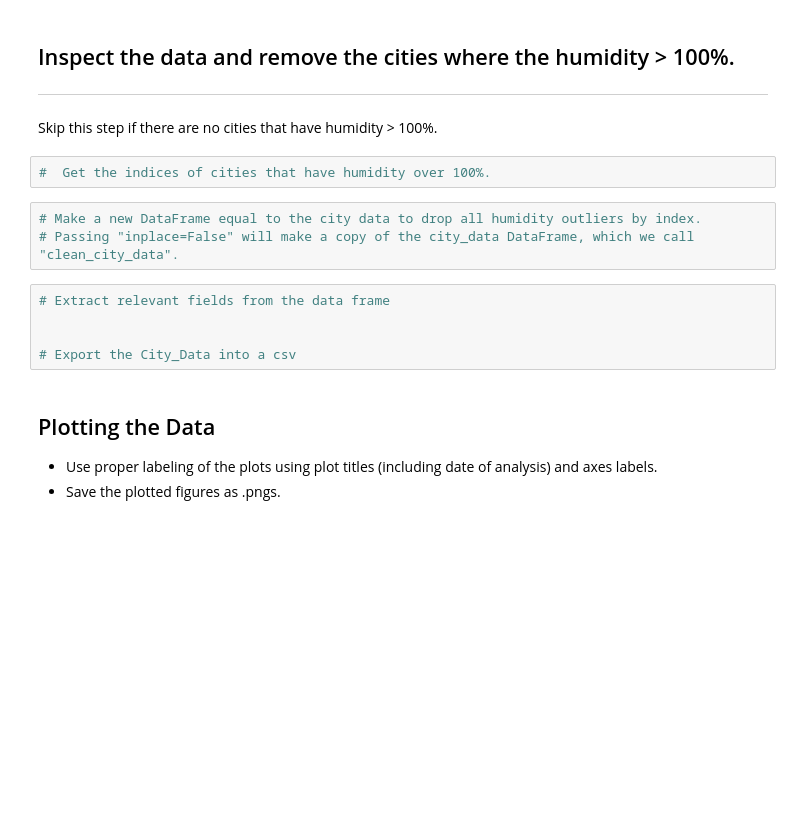
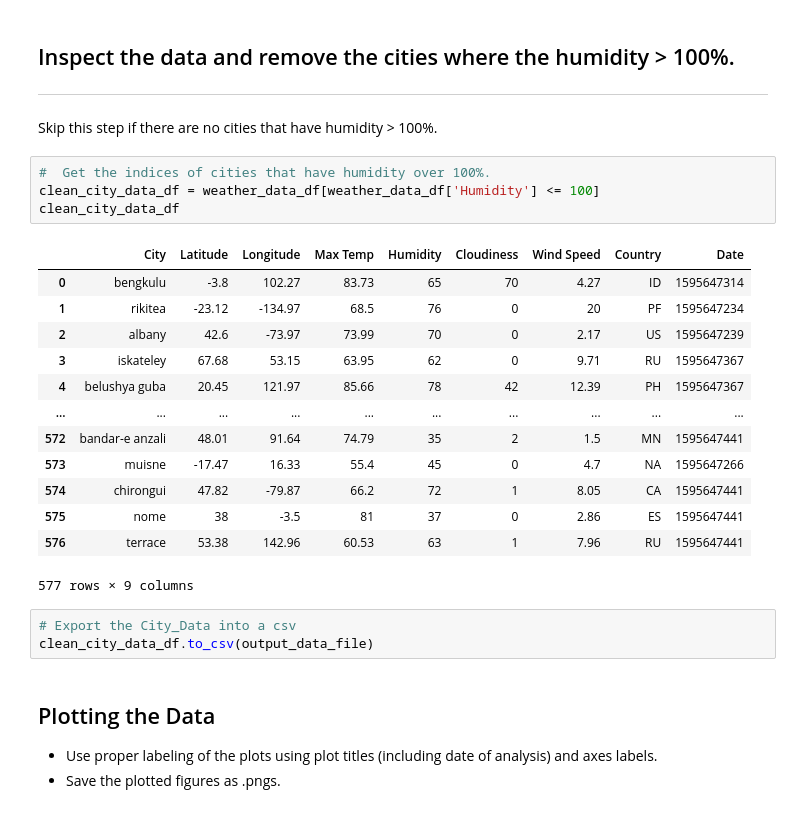
Before and after one commit to emilyfrels/python-api-challenge, a Jupyter notebook: WeatherPy/WeatherPy.ipynb, the cells around one changed output. Cells and saved outputs as stored; diff of their text form; blank space fills up the shorter version.

```diff
--- a/WeatherPy/WeatherPy.ipynb
+++ b/WeatherPy/WeatherPy.ipynb
@@ -121,14 +156,25 @@ weather_data_df.to_csv(output_data_file)
 Skip this step if there are no cities that have humidity > 100%.
 # %%
 #  Get the indices of cities that have humidity over 100%.
+clean_city_data_df = weather_data_df[weather_data_df['Humidity'] <= 100]
+clean_city_data_df
+# %% [output]
+|  | City | Latitude | Longitude | Max Temp | Humidity | Cloudiness | Wind Speed | Country | Date |
+| 0 | bengkulu | -3.8 | 102.27 | 83.73 | 65 | 70 | 4.27 | ID | 1595647314 |
+| 1 | rikitea | -23.12 | -134.97 | 68.5 | 76 | 0 | 20 | PF | 1595647234 |
+| 2 | albany | 42.6 | -73.97 | 73.99 | 70 | 0 | 2.17 | US | 1595647239 |
+| 3 | iskateley | 67.68 | 53.15 | 63.95 | 62 | 0 | 9.71 | RU | 1595647367 |
+| 4 | belushya guba | 20.45 | 121.97 | 85.66 | 78 | 42 | 12.39 | PH | 1595647367 |
+| ... | ... | ... | ... | ... | ... | ... | ... | ... | ... |
+| 572 | bandar-e anzali | 48.01 | 91.64 | 74.79 | 35 | 2 | 1.5 | MN | 1595647441 |
+| 573 | muisne | -17.47 | 16.33 | 55.4 | 45 | 0 | 4.7 | NA | 1595647266 |
+| 574 | chirongui | 47.82 | -79.87 | 66.2 | 72 | 1 | 8.05 | CA | 1595647441 |
+| 575 | nome | 38 | -3.5 | 81 | 37 | 0 | 2.86 | ES | 1595647441 |
+| 576 | terrace | 53.38 | 142.96 | 60.53 | 63 | 1 | 7.96 | RU | 1595647441 |
+577 rows × 9 columns
-# %%
-# Make a new DataFrame equal to the city data to drop all humidity outliers by index.
-# Passing "inplace=False" will make a copy of the city_data DataFrame, which we call "clean_city_data".
 # %%
-# Extract relevant fields from the data frame
-
-
 # Export the City_Data into a csv
+clean_city_data_df.to_csv(output_data_file)
 # %% [markdown]
 ## Plotting the Data
 * Use proper labeling of the plots using plot titles (including date of analysis) and axes labels.
```
Also changed, not shown: parts of 3 cells of this notebook, 1 other file.
